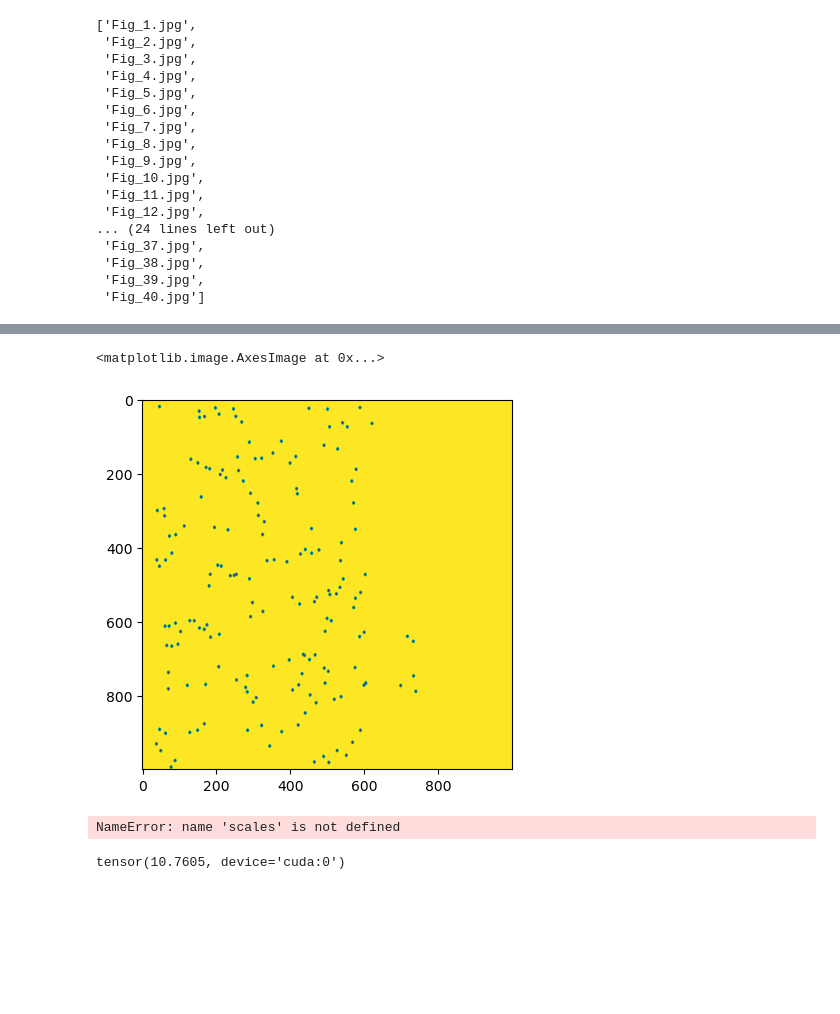
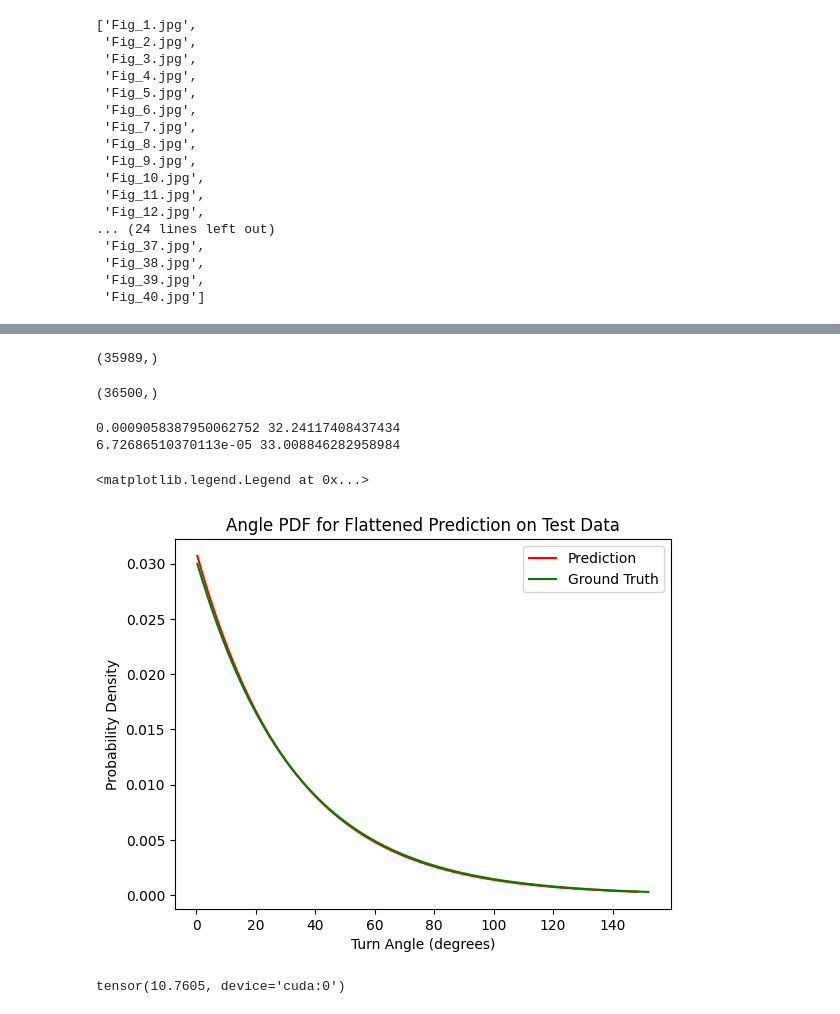
Before and after one commit to mberghouse/DeepTrackStat, a Jupyter notebook: Angle-distribution-NN.ipynb, the cells around one changed output, grey strips where cells are left out. Saved outputs shown, nothing was run; the diff lists cells and outputs as text; code cells hidden in the pictures; blank space fills up the shorter version.

```diff
--- a/Angle-distribution-NN.ipynb
+++ b/Angle-distribution-NN.ipynb
@@ -648,12 +743,49 @@ torch.Size([8, 40, 1000, 1000])
+# %%
+flat_pred = np.vstack(full_preds)
+flat_pred=np.reshape(flat_pred,[-1,])
+flat_pred.shape
+# %% [output]
+(35989,)
 # %%
-plt.imshow(a[6,30,:,:])
+flat_gt = np.vstack(ground_truth)
+flat_gt=np.reshape(flat_gt,[-1,])
+flat_gt.shape
 # %% [output]
-<matplotlib.image.AxesImage at 0x...>
+(36500,)
-[figure, removed]
 # %%
-scales
+a,b = expon.fit(flat_pred)
+#c=c+.4
+#a=a+.1
+# Generate points for plotting the fitted distribution
+xtorch= np.linspace(expon.ppf(0.01, a,b),
+                expon.ppf(0.99, a,b), target_length)
+
+distr_torch=expon.pdf(xtorch, a,b)
+print(a,b)
+# scales[i,:] = torch.tensor([a,b,c])
+plt.plot(xtorch,distr_torch,c='r')
+
+
+a,b = expon.fit(flat_gt)
+
+# Generate points for plotting the fitted distribution
+xtorch= np.linspace(expon.ppf(0.01, a,b),
+                expon.ppf(0.99, a,b), target_length)
+
+distr_torch=expon.pdf(xtorch, a,b)
+print(a,b)
+
+# scales[i,:] = torch.tensor([a,b,c])
+plt.plot(xtorch,distr_torch,c='g')
+plt.title('Angle PDF for Flattened Prediction on Test Data')
+plt.xlabel('Turn Angle (degrees)')
+plt.ylabel('Probability Density')
+plt.legend(['Prediction', 'Ground Truth'])
 # %% [output]
-NameError: name 'scales' is not defined
+0.0009058387950062752 32.24117408437434
+6.72686510370113e-05 33.008846282958984
+<matplotlib.legend.Legend at 0x...>
+[figure, added]
 # %%
 criterion(outputs_tst, speed_tst.to(device))
 # %% [output]
```
Also changed, not shown: parts of 15 cells of this notebook, 2 other files.
